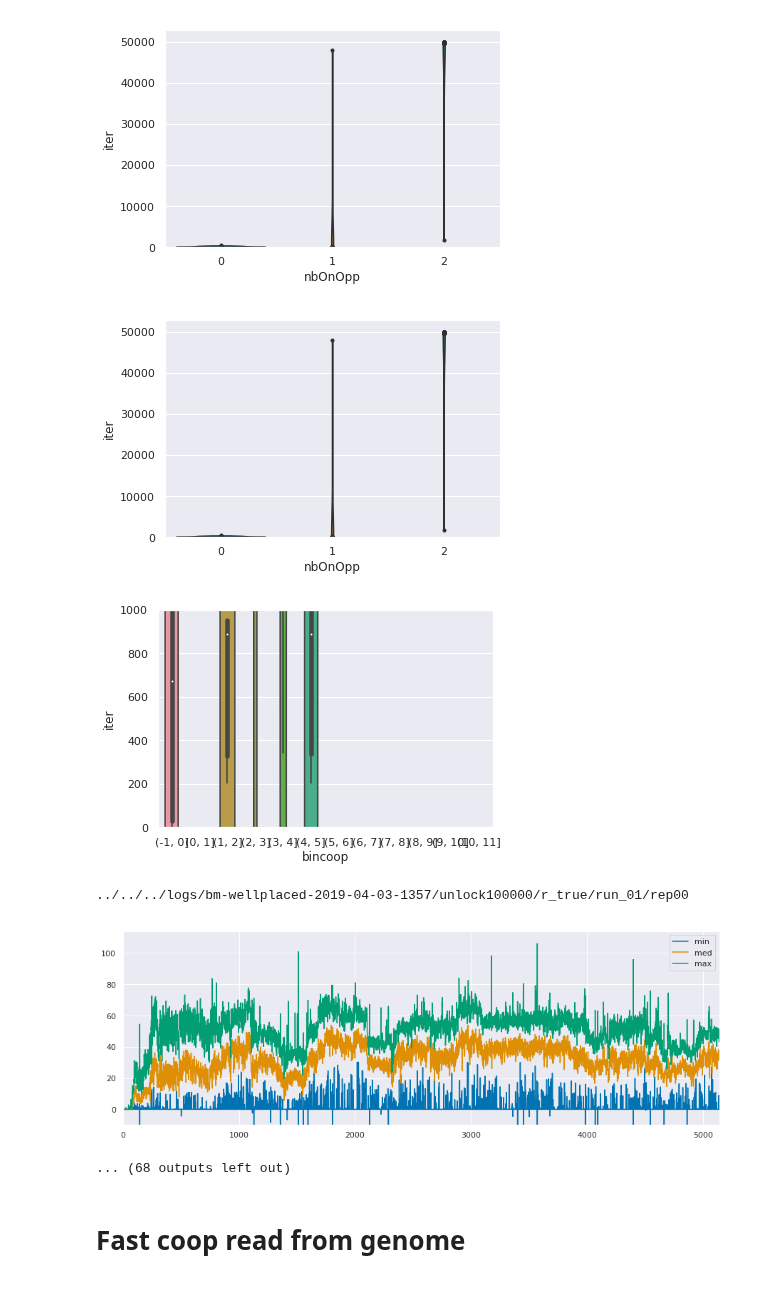
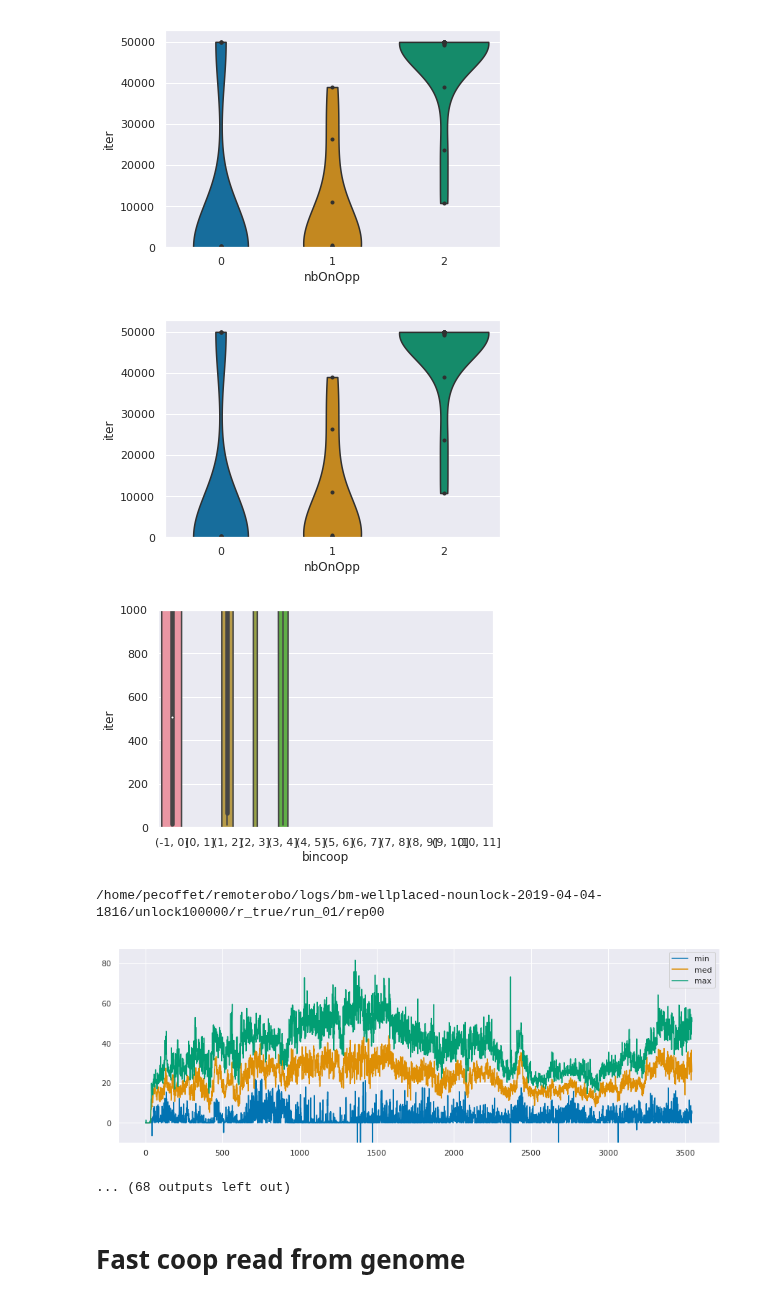
Before and after one commit to PaulEcoffet/roborobo3, a Jupyter notebook: roborobo3/notebooks/bigmodel ESS stat.ipynb, the cells around one changed output. Cells and saved outputs as stored; diff of their text form; code cells hidden in the pictures.

```diff
--- a/roborobo3/notebooks/bigmodel ESS stat.ipynb
+++ b/roborobo3/notebooks/bigmodel ESS stat.ipynb
@@ -29,7 +32,7 @@ def read_csvx(path, *args, **kwargs):
 # %%
 #gens = [1499, 1999, 2499, 2999]
 gens = [0]
-conds = sorted(list(glob("../../../logs/bm-wellplaced-2019-04-03-1357/**/rep00", recursive=True)))
+conds = sorted(list(glob("/home/pecoffet/remoterobo/logs/bm-wellplaced-nounlock-2019-04-04-*/**/rep00", recursive=True)))
 #conds = ['/data/logs/trash/oldschoolbm_rarereward/rep00/', '/data/logs/trash/oldschoolbm_rarereward2/rep00']
 
 #conds = ['/data/logs/trash/oldschool_rewardwhendisappear/rep00/', '/data/logs/trash/oldschool_rewardwhendisappear2/rep00']
@@ -156,8 +159,8 @@ gen: 4499
-[figure, old version]
+[figure, new version]
-[figure, old version]
+[figure, new version]
-[figure, old version]
+[figure, new version]
-../../../logs/bm-wellplaced-2019-04-03-1357/unlock100000/r_true/run_01/rep00
+/home/pecoffet/remoterobo/logs/bm-wellplaced-nounlock-2019-04-04-1816/unlock100000/r_true/run_01/rep00
-[figure, old version]
+[figure, new version]
 ... (68 outputs left out)
 # %% [markdown]
 # Fast coop read from genome
```
Also changed, not shown: parts of 2 cells of this notebook, 4 other files.
